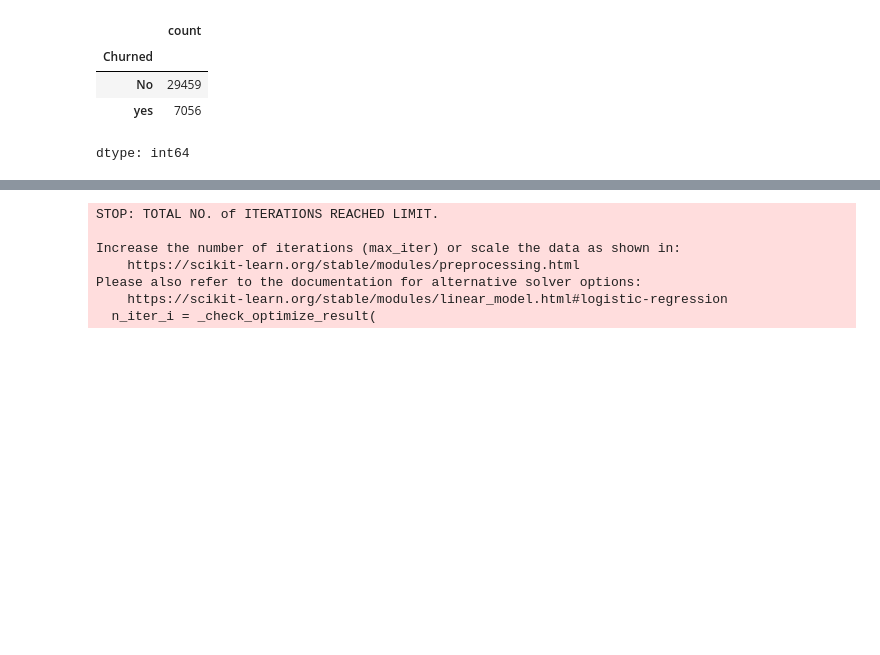
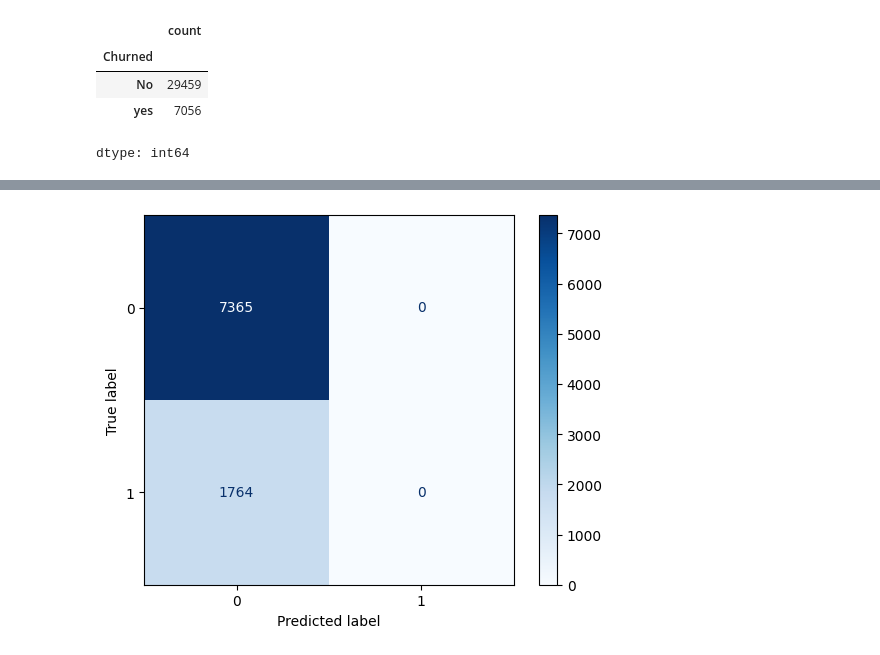
Before and after one commit to DajeanArcila/DajeanArcila, a Jupyter notebook: Churn_clasificação.ipynb, the cells around one changed output, grey strips where cells are left out. Saved outputs shown, nothing was run; the diff lists cells and outputs as text; code cells hidden in the pictures; blank space fills up the shorter version.

```diff
--- a/Churn_clasificação.ipynb
+++ b/Churn_clasificação.ipynb
@@ -203,0 +212,7 @@ y = df['Churned']
+# %%
+
+from sklearn.preprocessing import LabelEncoder
+le = LabelEncoder()
+
+le.fit(y.Churned)
+y.Churned = le.transform(y.Churned)
@@ -220,0 +227,16 @@ model = LogisticRegression()
+# %%
+# Import the necessary sklearn method
+
+# Instantiate a Min-Max scaling object
+mm = MinMaxScaler()
+# Fit and transform our feature data into a pandas dataframe
+X = pd.DataFrame(mm.fit_transform(X))
+# %%
+from sklearn.model_selection import train_test_split
+
+X_train, X_test, y_train, y_test = train_test_split(X, y, test_size=0.25, stratify=y)
+# %%
+
+
+model = LogisticRegression()
+lr = model.fit(X_train, y_train)
@@ -221,15 +264,16 @@ model = LogisticRegression()
 # %%
-
-# Entrenar el modelo con los datos de entrenamiento
-model.fit(X_train, y_train)
-
-# Hacer predicciones en el conjunto de prueba
+# Predecir en el conjunto de prueba
 y_pred = model.predict(X_test)
-# %% [output]
-STOP: TOTAL NO. of ITERATIONS REACHED LIMIT.
-
-Increase the number of iterations (max_iter) or scale the data as shown in:
-    https://scikit-learn.org/stable/modules/preprocessing.html
-Please also refer to the documentation for alternative solver options:
-    https://scikit-learn.org/stable/modules/linear_model.html#logistic-regression
-  n_iter_i = _check_optimize_result(
+# %%
+'''
+cm = confusion_matrix(y_true, y_pred) # Assuming you have y_true and y_pred
+disp = ConfusionMatrixDisplay(confusion_matrix=cm)
+disp.plot()
+plt.show()
+
+'''
+# Graficar la matriz de confusión
+disp = ConfusionMatrixDisplay.from_predictions(y_test, y_pred, cmap=plt.cm.Blues)
+plt.show()
+# %% [output]
+[figure, added]
```
Also changed, not shown: parts of 19 cells of this notebook.
